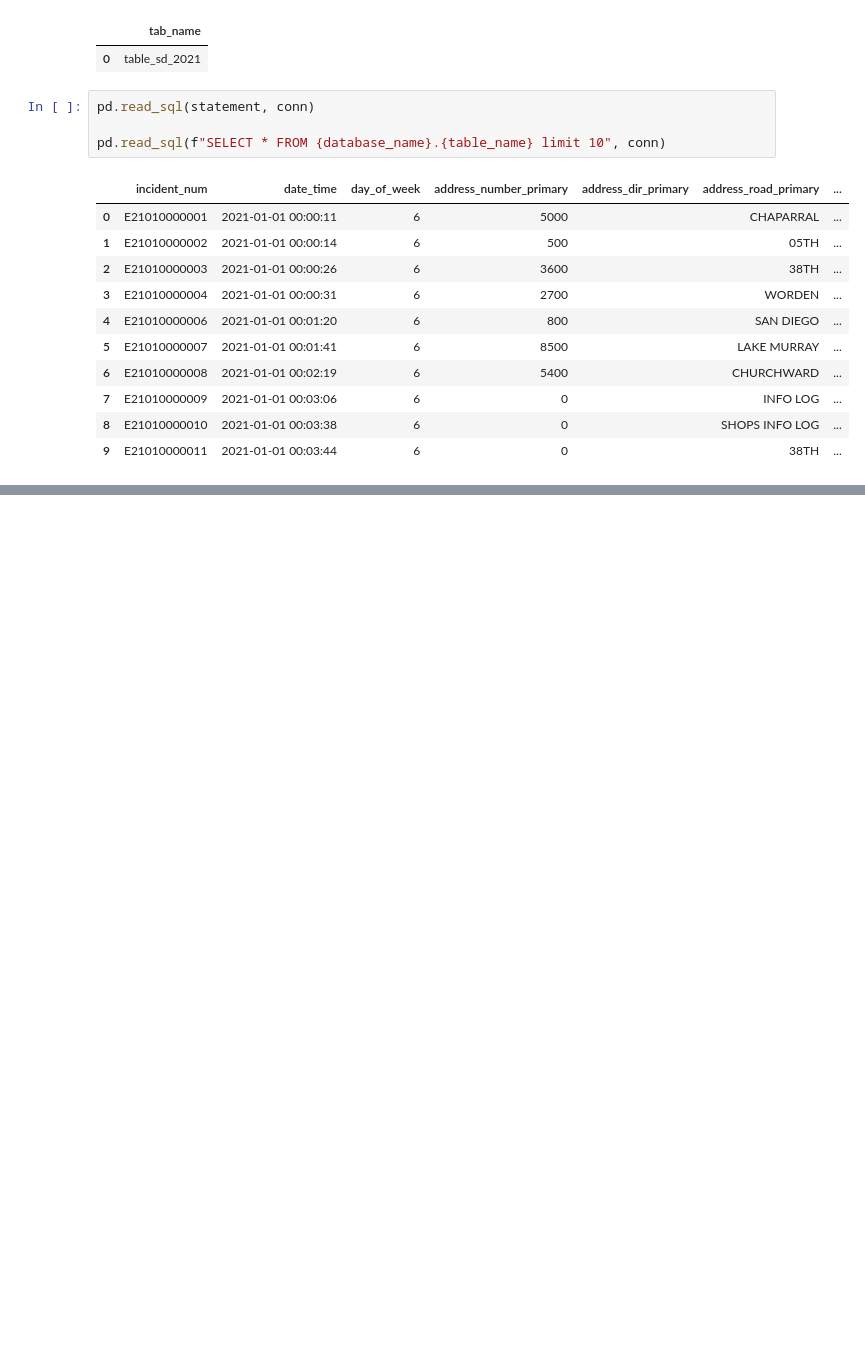
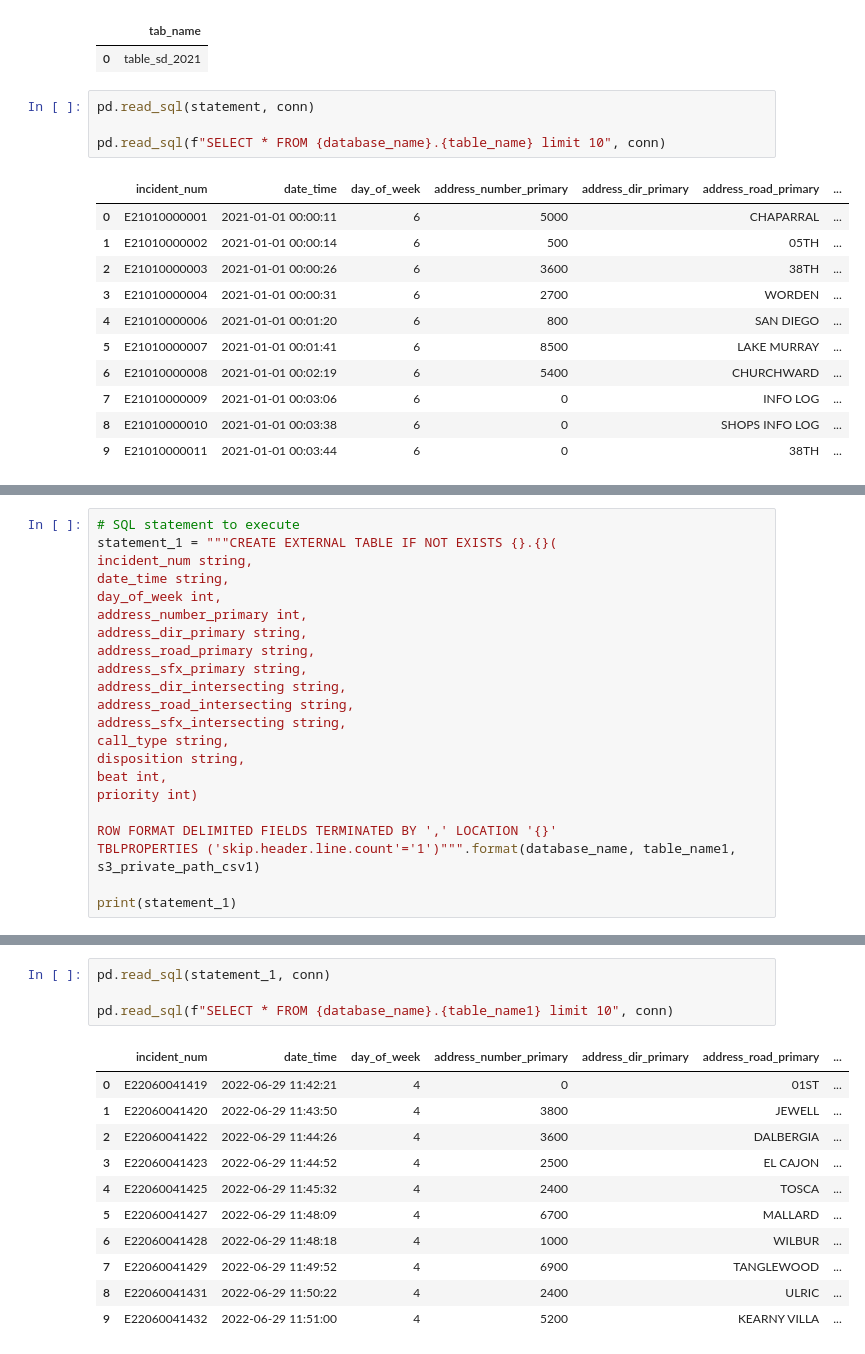
Before and after one commit to zalvatore/Predicting_Police_Activity, a Jupyter notebook: Untitled1.ipynb, the cells around one changed output, grey strips where cells are left out. Cells and saved outputs as stored; diff of their text form; blank space fills up the shorter version.

```diff
--- a/Untitled1.ipynb
+++ b/Untitled1.ipynb
@@ -228,0 +234,22 @@ df_show1.head()
+# %%
+# SQL statement to execute
+statement_1 = """CREATE EXTERNAL TABLE IF NOT EXISTS {}.{}(
+incident_num string,
+date_time string,
+day_of_week int,
+address_number_primary int,
+address_dir_primary string,
+address_road_primary string,
+address_sfx_primary string,
+address_dir_intersecting string,
+address_road_intersecting string,
+address_sfx_intersecting string,
+call_type string,
+disposition string,
+beat int,
+priority int)
+
+ROW FORMAT DELIMITED FIELDS TERMINATED BY ',' LOCATION '{}'
+TBLPROPERTIES ('skip.header.line.count'='1')""".format(database_name, table_name1, s3_private_path_csv1)
+
+print(statement_1)
@@ -228,0 +291,16 @@ df_show1.head()
+# %%
+pd.read_sql(statement_1, conn)
+
+pd.read_sql(f"SELECT * FROM {database_name}.{table_name1} limit 10", conn)
+# %% [output]
+|  | incident_num | date_time | day_of_week | address_number_primary | address_dir_primary | address_road_primary | ... |
+| 0 | E22060041419 | 2022-06-29 11:42:21 | 4 | 0 |  | 01ST | ... |
+| 1 | E22060041420 | 2022-06-29 11:43:50 | 4 | 3800 |  | JEWELL | ... |
+| 2 | E22060041422 | 2022-06-29 11:44:26 | 4 | 3600 |  | DALBERGIA | ... |
+| 3 | E22060041423 | 2022-06-29 11:44:52 | 4 | 2500 |  | EL CAJON | ... |
+| 4 | E22060041425 | 2022-06-29 11:45:32 | 4 | 2400 |  | TOSCA | ... |
+| 5 | E22060041427 | 2022-06-29 11:48:09 | 4 | 6700 |  | MALLARD | ... |
+| 6 | E22060041428 | 2022-06-29 11:48:18 | 4 | 1000 |  | WILBUR | ... |
+| 7 | E22060041429 | 2022-06-29 11:49:52 | 4 | 6900 |  | TANGLEWOOD | ... |
+| 8 | E22060041431 | 2022-06-29 11:50:22 | 4 | 2400 |  | ULRIC | ... |
+| 9 | E22060041432 | 2022-06-29 11:51:00 | 4 | 5200 |  | KEARNY VILLA | ... |
```
Also changed, not shown: parts of 17 cells of this notebook, 1 other file.
